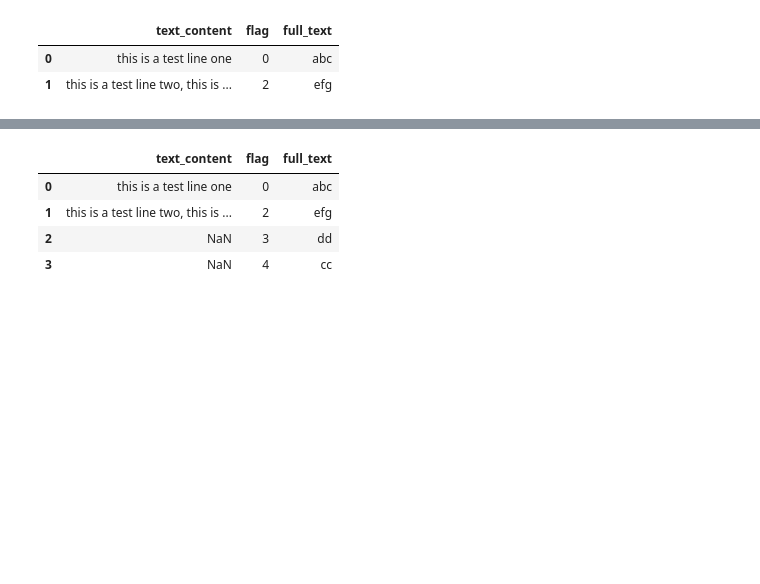
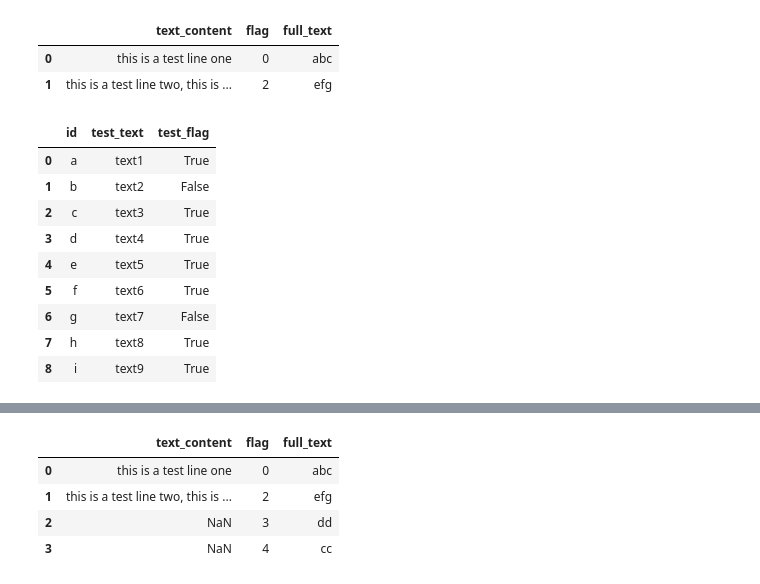
Before and after one commit to yunsansheng/code-notes, a Jupyter notebook: python/KT-pandas.ipynb, the cells around one changed output, grey strips where cells are left out. Drawn from its saved outputs; the diff is of its cells as text; code cells hidden in the pictures; blank space fills up the shorter version.

```diff
--- a/python/KT-pandas.ipynb
+++ b/python/KT-pandas.ipynb
@@ -679,3 +679,18 @@ df.iloc[0:2] # iloc是不包含右侧的索引
 |  | text_content | flag | full_text |
 | 0 | this is a test line one | 0 | abc |
 | 1 | this is a test line two, this is ... | 2 | efg |
+# %%
+# 注意切片后，index不会自动更新，比如
+df= pd.read_csv("http://appen-pe.oss-cn-shanghai.aliyuncs.com/example_data/pandas_kt/test_filter.csv")
+df
+# %% [output]
+|  | id | test_text | test_flag |
+| 0 | a | text1 | True |
+| 1 | b | text2 | False |
+| 2 | c | text3 | True |
+| 3 | d | text4 | True |
+| 4 | e | text5 | True |
+| 5 | f | text6 | True |
+| 6 | g | text7 | False |
+| 7 | h | text8 | True |
+| 8 | i | text9 | True |
```
Also changed, not shown: parts of 53 cells of this notebook.
